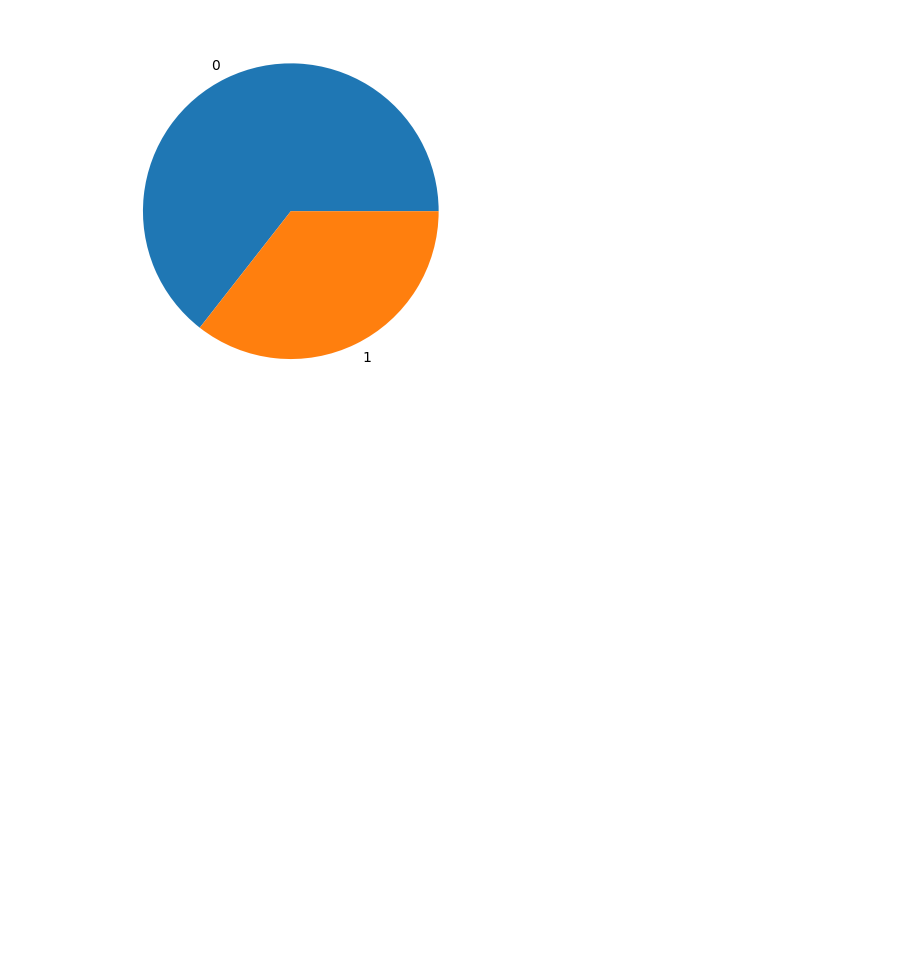
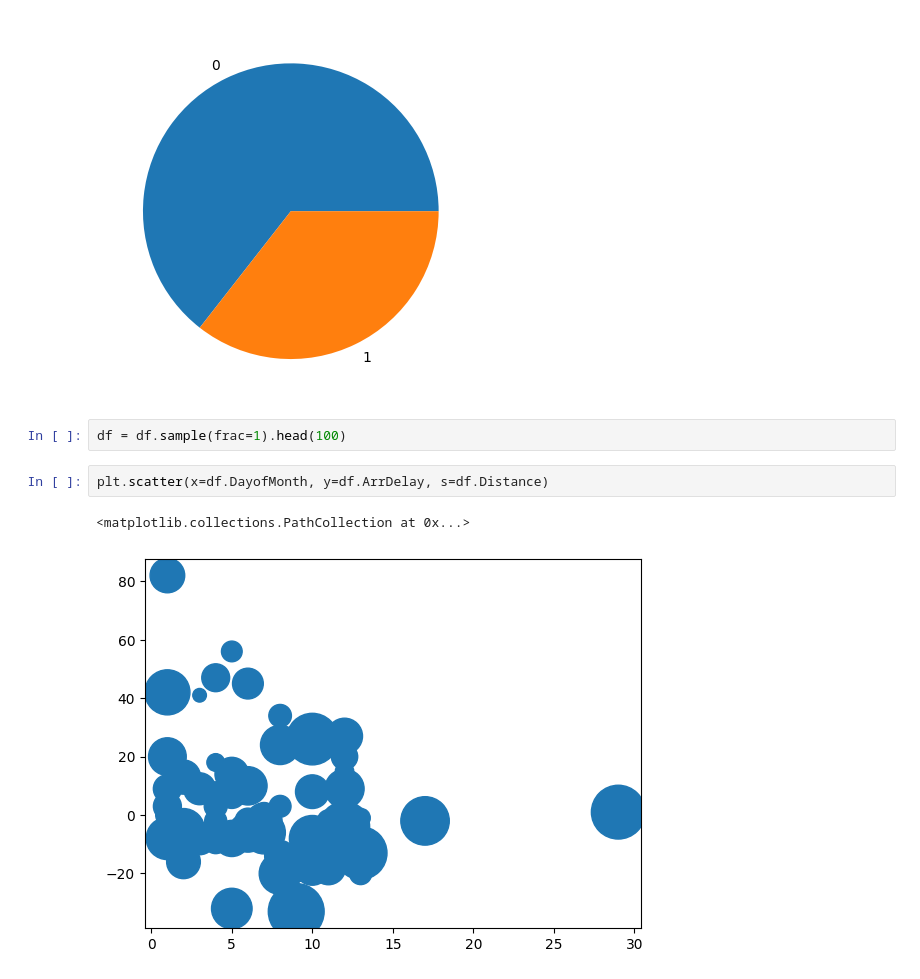
Before and after one commit to luisosmx/Python_exercises, a Jupyter notebook: matplotlib.ipynb, the cells around one changed output. Cells and saved outputs as stored; diff of their text form; blank space fills up the shorter version.

```diff
--- a/matplotlib.ipynb
+++ b/matplotlib.ipynb
@@ -32,3 +32,10 @@ plt.pie(x=data[1], labels=data[0])
 plt.show()
 # %% [output]
 [figure]
+# %%
+df = df.sample(frac=1).head(100)
+# %%
+plt.scatter(x=df.DayofMonth, y=df.ArrDelay, s=df.Distance)
+# %% [output]
+<matplotlib.collections.PathCollection at 0x...>
+[figure, added]
```
Also changed, not shown: parts of 1 cell of this notebook.
